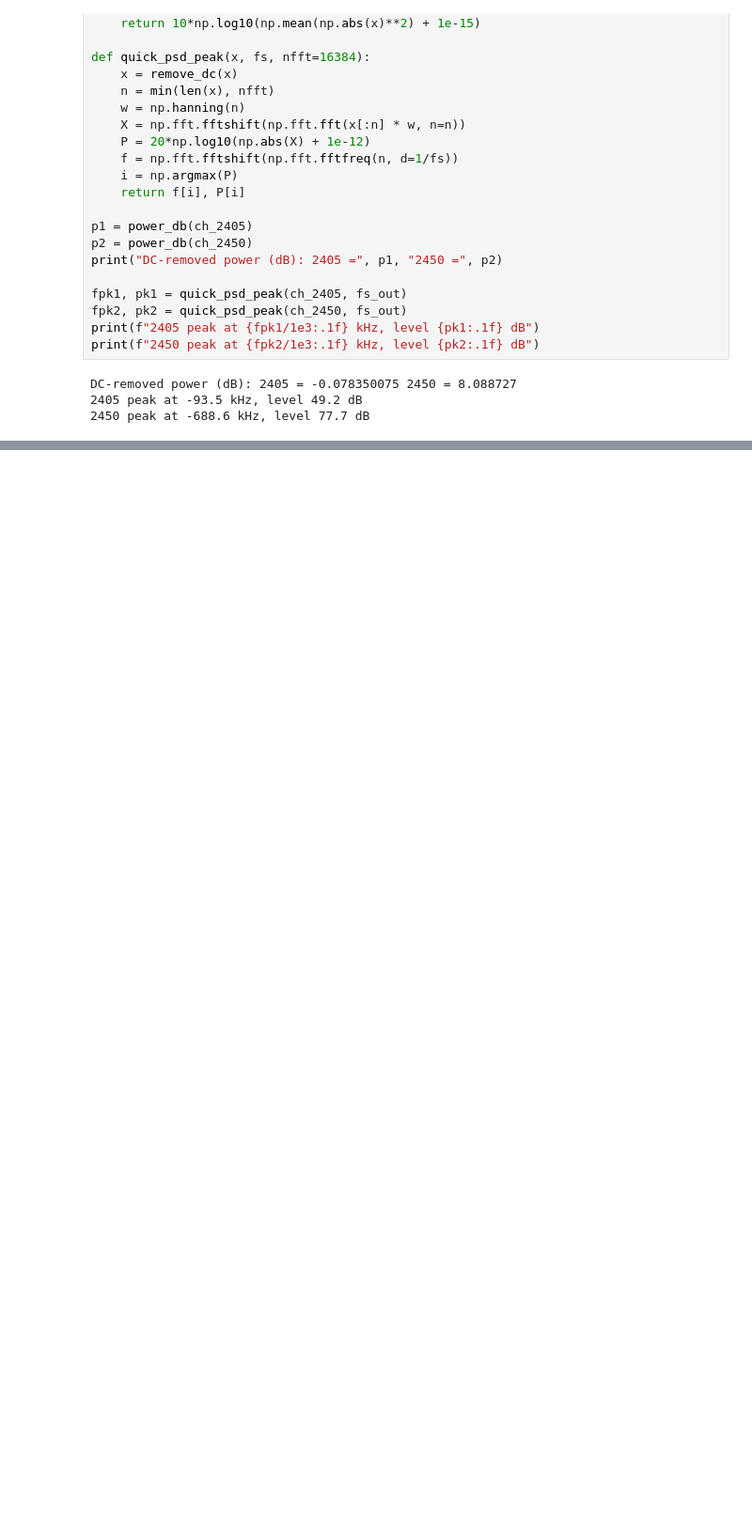
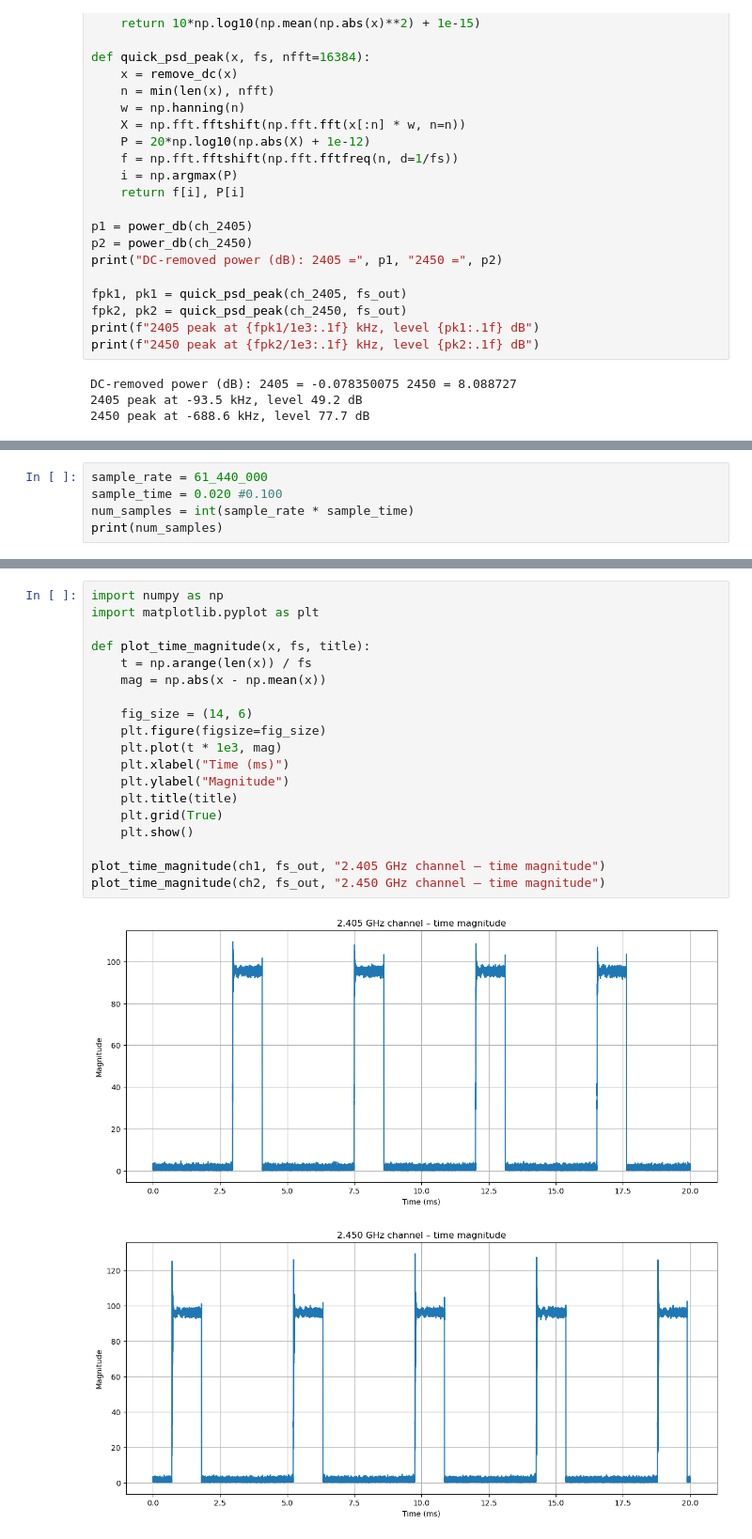
Before and after one commit to civcode/ftdi232h-i2c-jupyter-notebooks, a Jupyter notebook: Pluto-Capture.ipynb, the cells around one changed output, grey strips where cells are left out. Shown at 94% size. Cells and saved outputs as stored; diff of their text form; blank space fills up the shorter version.

```diff
--- a/Pluto-Capture.ipynb
+++ b/Pluto-Capture.ipynb
@@ -442,0 +670,5 @@ DC-removed power (dB): 2405 = -0.078350075 2450 = 8.088727
+# %%
+sample_rate = 61_440_000
+sample_time = 0.020 #0.100
+num_samples = int(sample_rate * sample_time)
+print(num_samples)
@@ -442,0 +721,22 @@ DC-removed power (dB): 2405 = -0.078350075 2450 = 8.088727
+# %%
+import numpy as np
+import matplotlib.pyplot as plt
+
+def plot_time_magnitude(x, fs, title):
+    t = np.arange(len(x)) / fs
+    mag = np.abs(x - np.mean(x))
+
+    fig_size = (14, 6)
+    plt.figure(figsize=fig_size)
+    plt.plot(t * 1e3, mag)
+    plt.xlabel("Time (ms)")
+    plt.ylabel("Magnitude")
+    plt.title(title)
+    plt.grid(True)
+    plt.show()
+
+plot_time_magnitude(ch1, fs_out, "2.405 GHz channel – time magnitude")
+plot_time_magnitude(ch2, fs_out, "2.450 GHz channel – time magnitude")
+# %% [output]
+[figure, added]
+[figure, added]
```
Also changed, not shown: parts of 23 cells of this notebook.
